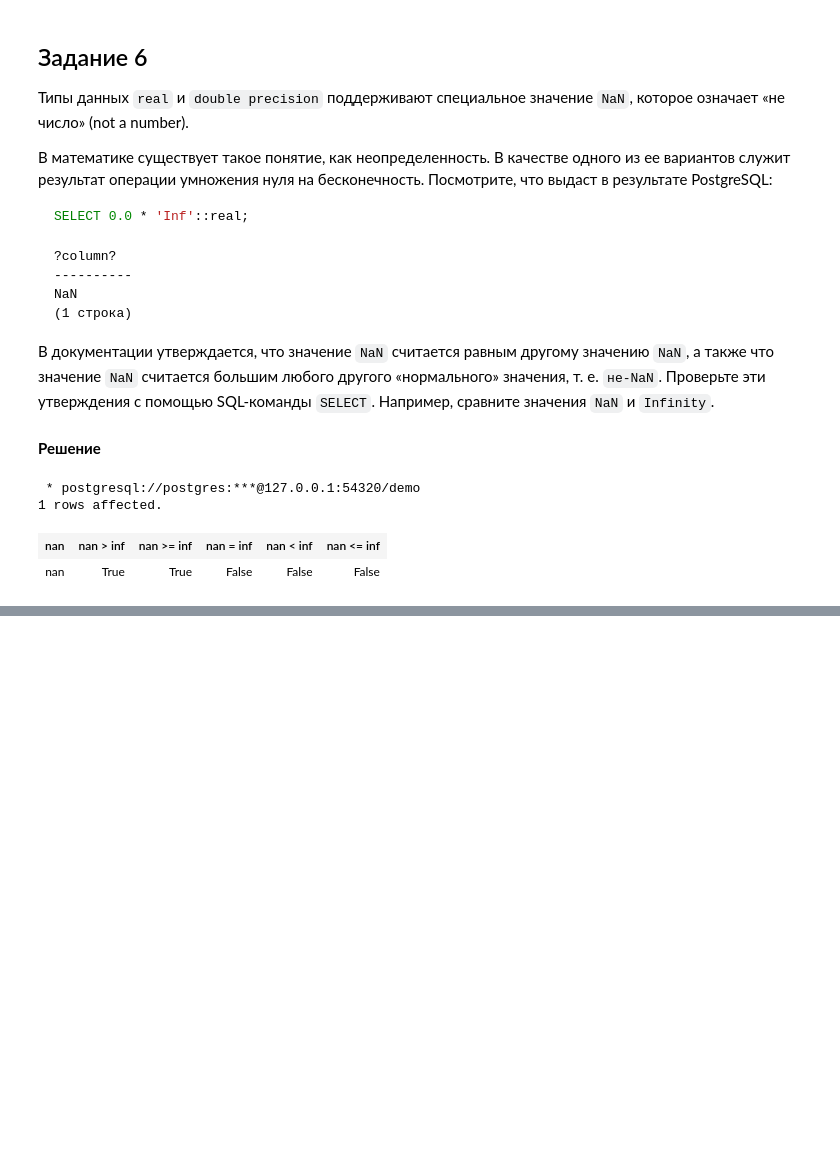
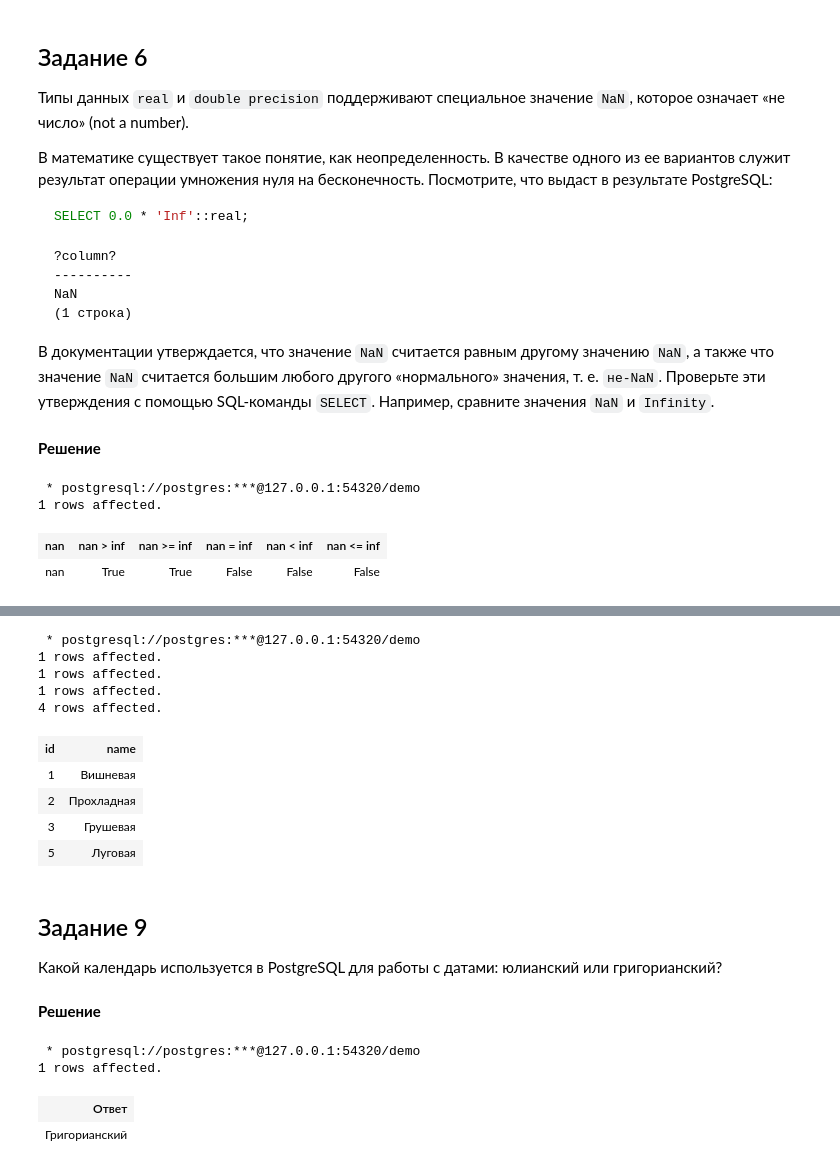
Before and after one commit to vowatchka/postgres_basic, a Jupyter notebook: practices/4_postgres_datatypes/sql.ipynb, the cells around one changed output, grey strips where cells are left out. Cells and saved outputs as stored; diff of their text form; code cells hidden in the pictures; blank space fills up the shorter version.

```diff
--- a/practices/4_postgres_datatypes/sql.ipynb
+++ b/practices/4_postgres_datatypes/sql.ipynb
@@ -300,0 +484,38 @@ SELECT
+# %%
+%%sql
+-- Добавление еще одной строки
+INSERT INTO test_serial_with_primary_key (name) VALUES ('Зеленая');
+
+-- Удаление последней добавленной строки
+DELETE FROM test_serial_with_primary_key WHERE id = 4;
+
+-- Добавление еще одной строки
+INSERT INTO test_serial_with_primary_key (name) VALUES ('Луговая');
+
+-- В нумерации образовалась "дыра"
+SELECT * FROM test_serial_with_primary_key;
+# %% [output]
+ * postgresql://postgres:***@127.0.0.1:54320/demo
+1 rows affected.
+1 rows affected.
+1 rows affected.
+4 rows affected.
+| id | name |
+| 1 | Вишневая |
+| 2 | Прохладная |
+| 3 | Грушевая |
+| 5 | Луговая |
+# %% [markdown]
+## Задание 9
+
+Какой календарь используется в PostgreSQL для работы с датами: юлианский или григорианский?
+# %% [markdown]
+**Решение**
+# %%
+%%sql
+SELECT 'Григорианский' as "Ответ";
+# %% [output]
+ * postgresql://postgres:***@127.0.0.1:54320/demo
+1 rows affected.
+| Ответ |
+| Григорианский |
```
Also changed, not shown: parts of 14 cells of this notebook.
